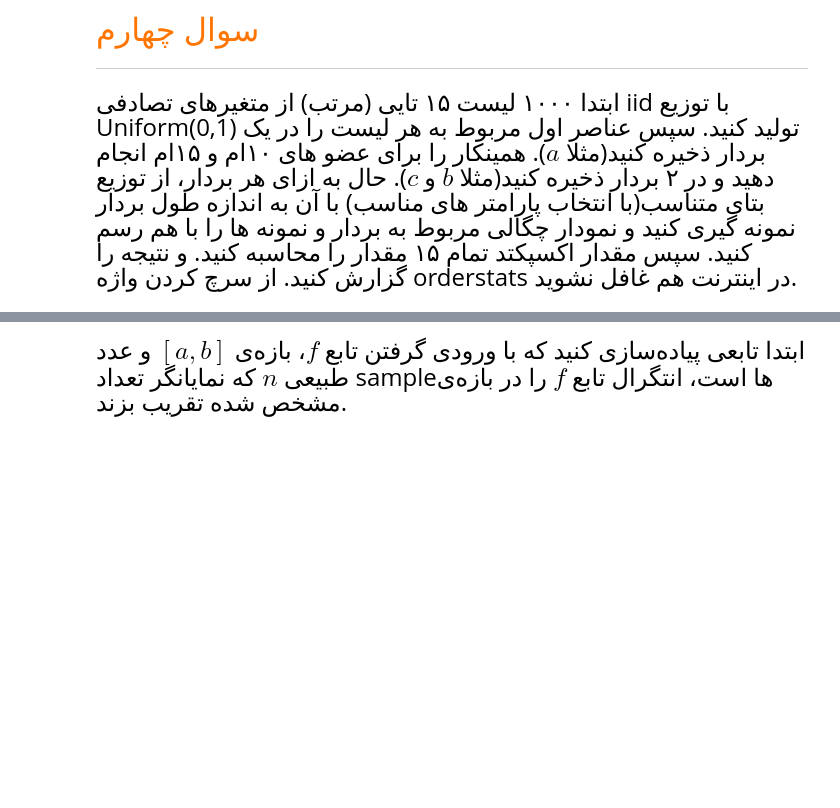
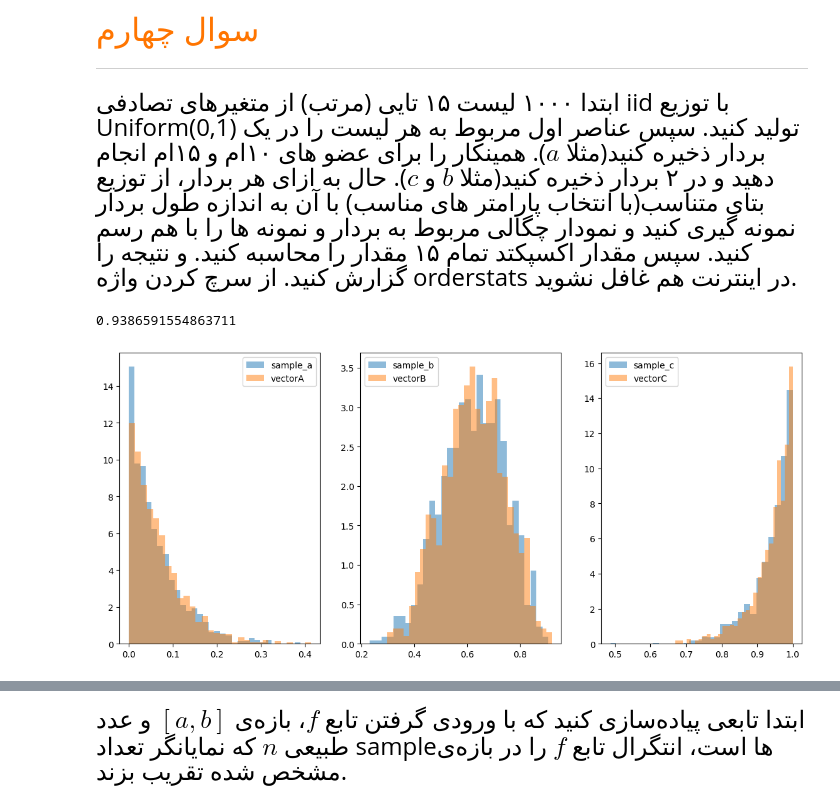
Before and after one commit to kooshkya/eps, a Jupyter notebook: project.ipynb, the cells around one changed output, grey strips where cells are left out. Drawn from its saved outputs; the diff is of its cells as text; code cells hidden in the pictures; blank space fills up the shorter version.

```diff
--- a/project.ipynb
+++ b/project.ipynb
@@ -289,3 +305,37 @@ def runGames(pHome, pAway, homeCount, awayCount):
             از سرچ کردن واژه orderstats در اینترنت هم غافل نشوید.
     </font>
 </div>
+# %%
+import numpy as np
+import matplotlib.pyplot as plt
+
+lists = [np.sort(np.random.uniform(0, 1, size=15)) for _ in range(1000)]
+
+vectorA = [lst[0] for lst in lists]
+vectorB = [lst[9] for lst in lists]
+vectorC = [lst[14] for lst in lists]
+
+sample_a = np.random.beta(1, 15, size=1000)
+sample_b = np.random.beta(10, 6, size=1000)
+sample_c = np.random.beta(15, 1, size=1000)
+
+plt.figure(figsize=(14, 6))
+plt.subplot(131)
+plt.hist(sample_a, bins=30, density=True, alpha=0.5, label='sample_a')
+plt.hist(vectorA, bins=30, density=True, alpha=0.5, label='vectorA')
+plt.legend()
+
+plt.subplot(132)
+plt.hist(sample_b, bins=30, density=True, alpha=0.5, label='sample_b')
+plt.hist(vectorB, bins=30, density=True, alpha=0.5, label='vectorB')
+plt.legend()
+
+plt.subplot(133)
+plt.hist(sample_c, bins=30, density=True, alpha=0.5, label='sample_c')
+plt.hist(vectorC, bins=30, density=True, alpha=0.5, label='vectorC')
+
+plt.legend()
+plt.show()
+# %% [output]
+0.9386591554863711
+[figure, added]
```
Also changed, not shown: parts of 9 cells of this notebook.
